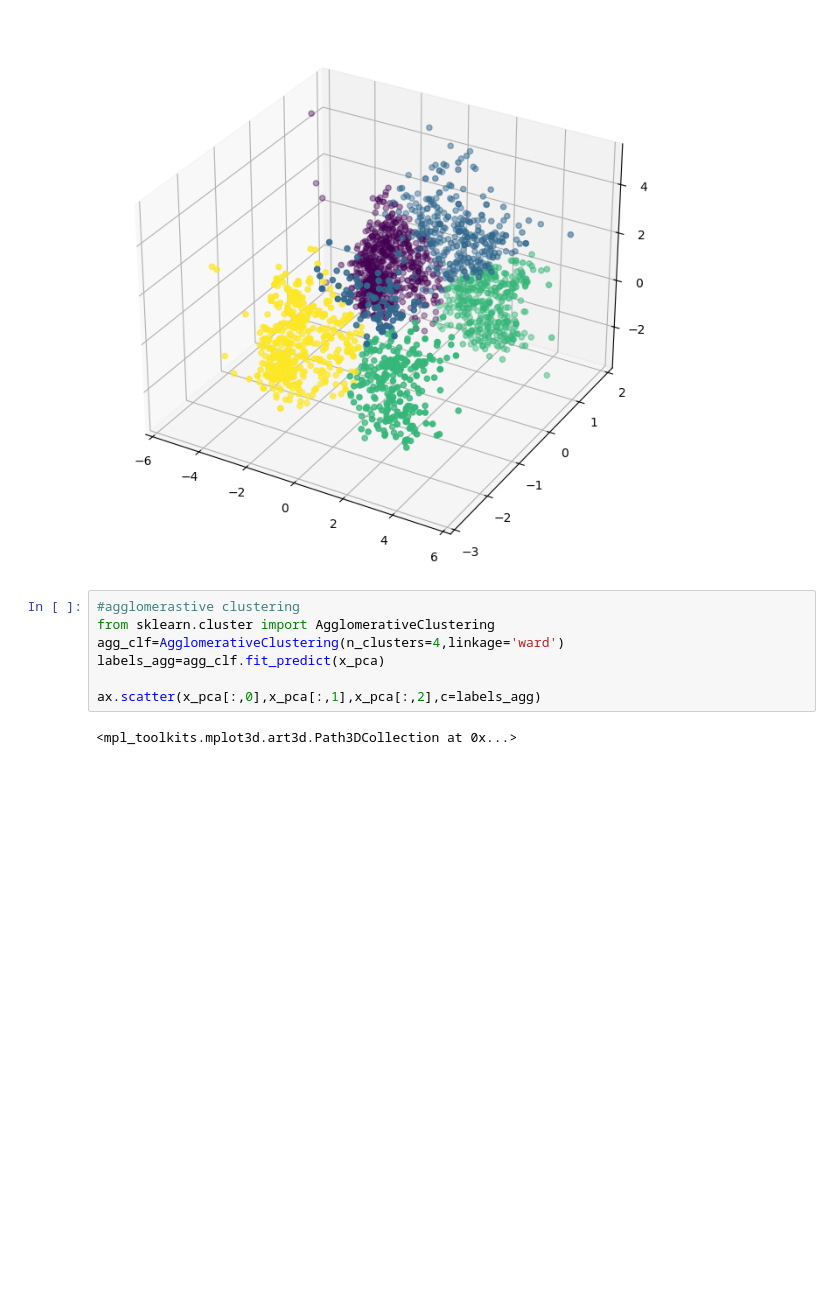
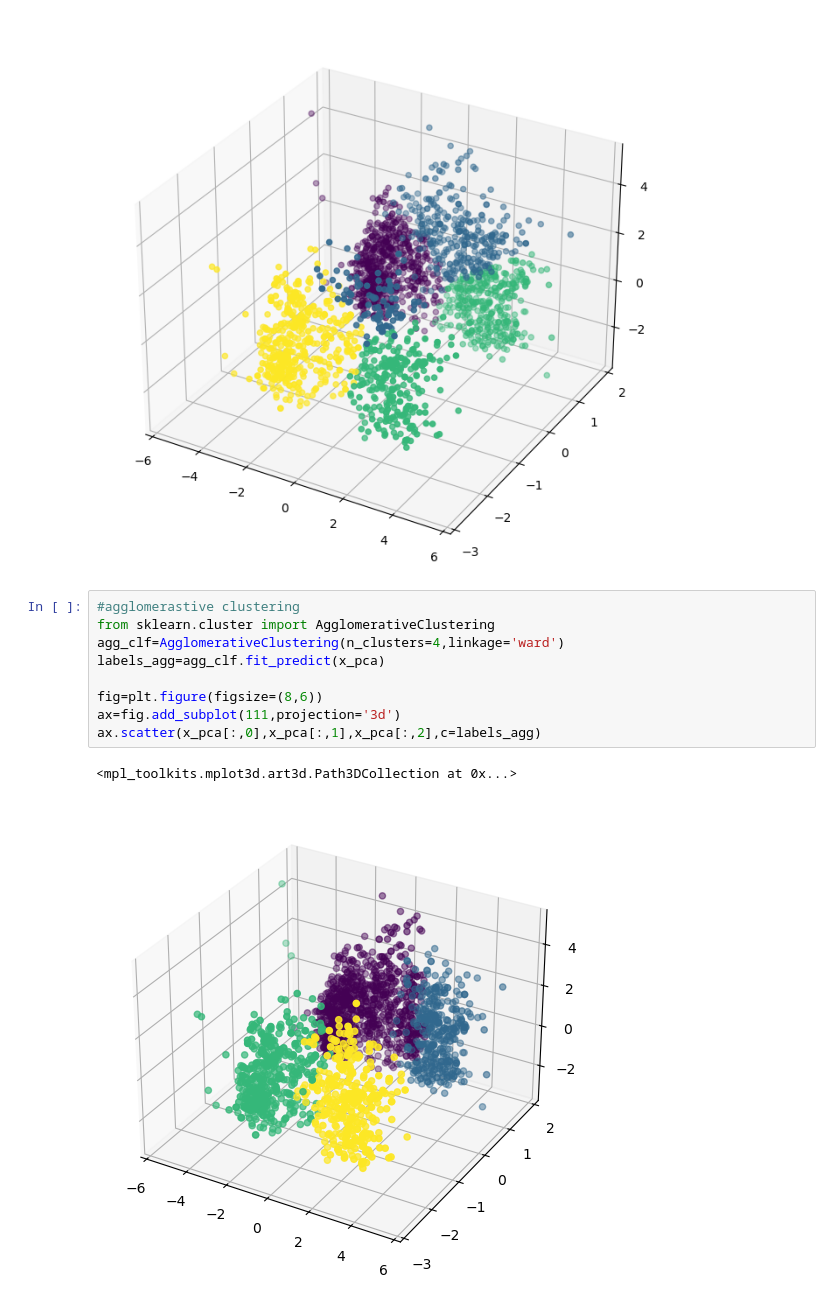
Before and after one commit to Pushkaraj-R-Jagatap/AIML_Learning, a Jupyter notebook: unsupervised_ML/smart cart.ipynb, the cells around one changed output. Drawn from its saved outputs; the diff is of its cells as text; blank space fills up the shorter version.

```diff
--- a/unsupervised_ML/smart cart.ipynb
+++ b/unsupervised_ML/smart cart.ipynb
@@ -349,9 +349,12 @@ ax.scatter(x_pca[:,0],x_pca[:,1],x_pca[:,2],c=labels_kmeans)
 # %%
 #agglomerastive clustering
 from sklearn.cluster import AgglomerativeClustering
 agg_clf=AgglomerativeClustering(n_clusters=4,linkage='ward')
 labels_agg=agg_clf.fit_predict(x_pca)
 
+fig=plt.figure(figsize=(8,6))
+ax=fig.add_subplot(111,projection='3d')
 ax.scatter(x_pca[:,0],x_pca[:,1],x_pca[:,2],c=labels_agg)
 # %% [output]
 <mpl_toolkits.mplot3d.art3d.Path3DCollection at 0x...>
+[figure, added]
```
Also changed, not shown: parts of 3 cells of this notebook.
